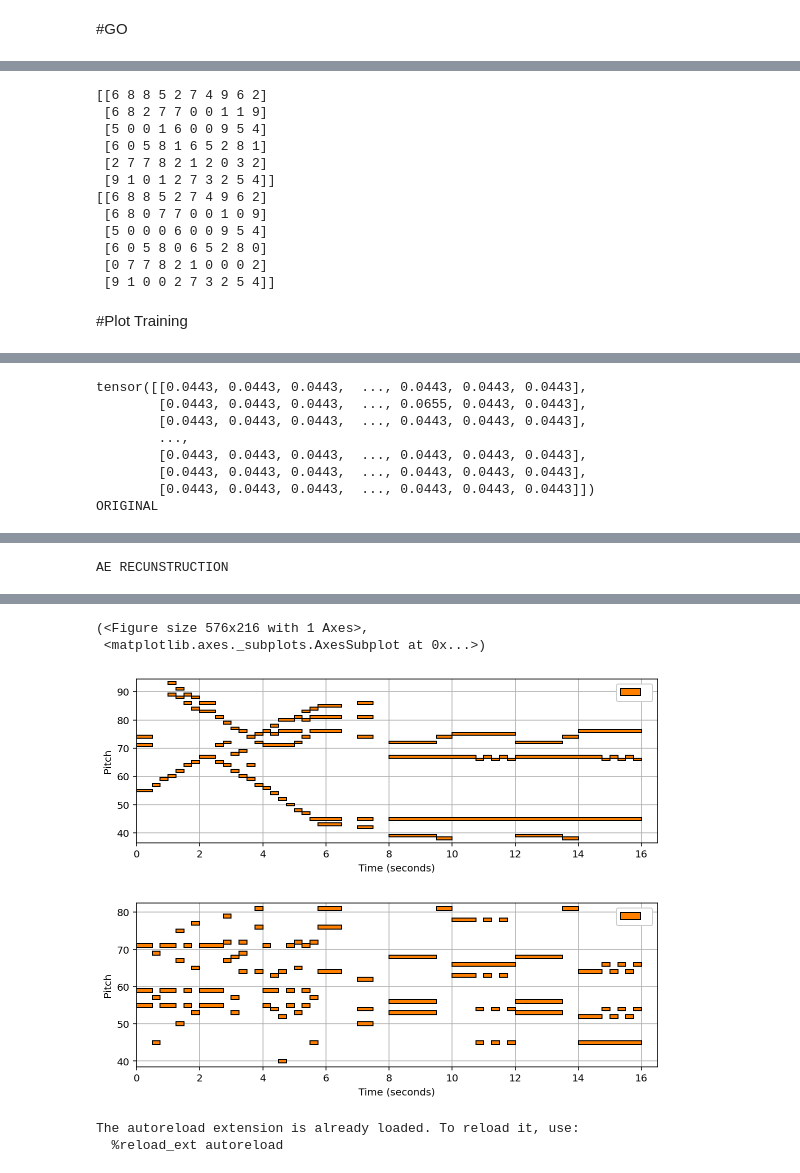
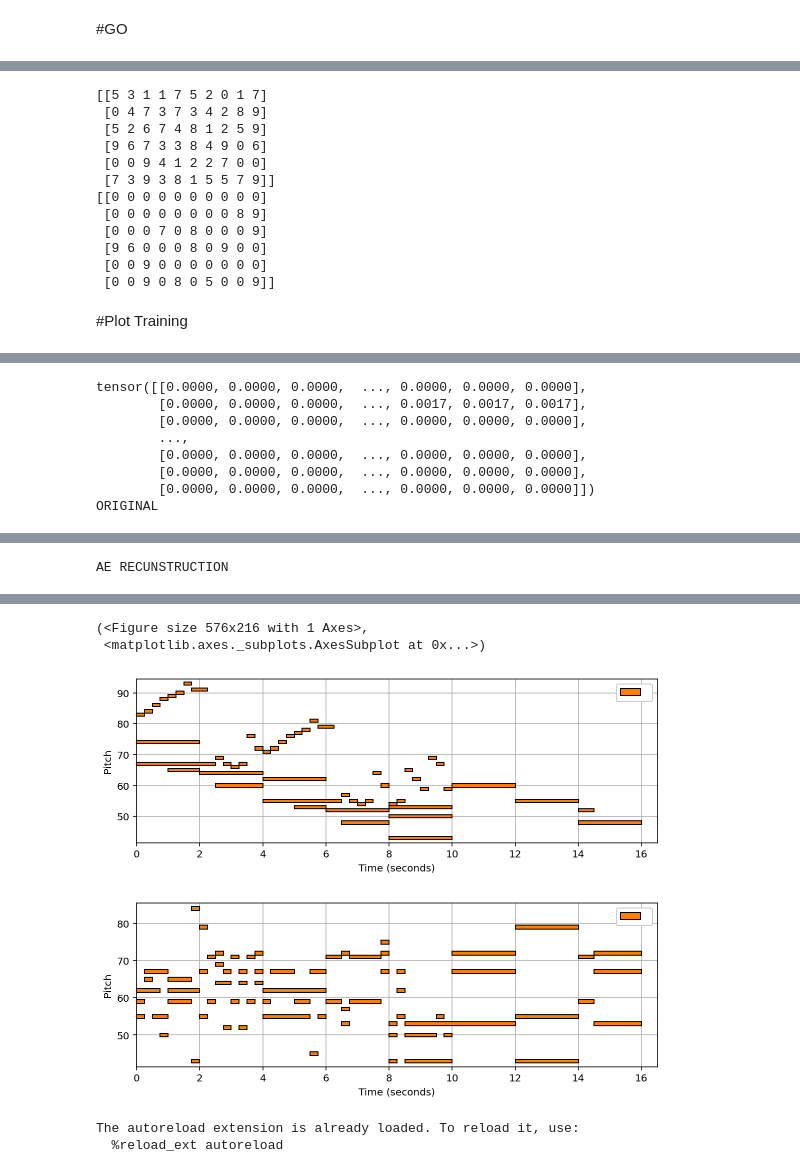
Before and after one commit to jmhuer/Fall2021MusicResearch, a Jupyter notebook: HarmonyReductionAndDecompostion/pytorch_AEwLSTM.ipynb, the cells around one changed output, grey strips where cells are left out. Cells and saved outputs as stored; diff of their text form; code cells hidden in the pictures.

```diff
--- a/HarmonyReductionAndDecompostion/pytorch_AEwLSTM.ipynb
+++ b/HarmonyReductionAndDecompostion/pytorch_AEwLSTM.ipynb
@@ -694,7 +694,7 @@ status = History(batch_size=batch_size)
 AE_ON=True
 teststep = 0
 trainstep = 0
-loss_ae_const = 3
+loss_ae_const = 1
 
 for epoch in range(epochs):
     ##~~~~~~~~~~TRAIN~~~~~~~~~~
@@ -774,8 +774,8 @@ epoch:  0 test_loss:  1.0258571428571428
 ~~~~~~~~~~~~~~~~~~~~~~~~~~~~~
 KeyboardInterrupt: ignored
 # %%
-def keepTOPkpitch(A):
-    K = 3 # Select top K values along each column
+def keepTOPkpitch(A, K):
+    K = K # Select top K values along each column
 
     # Sort A, store the argsort for later usage
     sidx = np.argsort(A,axis=0)
@@ -797,21 +797,21 @@ def keepTOPkpitch(A):
 
 ones = np.random.randint(10, size=(6,10))
 print(ones)
-out = keepTOPkpitch(ones)
+out = keepTOPkpitch(ones, K=1)
 print(out)
 # %% [output]
-[[6 8 8 5 2 7 4 9 6 2]
- [6 8 2 7 7 0 0 1 1 9]
- [5 0 0 1 6 0 0 9 5 4]
- [6 0 5 8 1 6 5 2 8 1]
- [2 7 7 8 2 1 2 0 3 2]
- [9 1 0 1 2 7 3 2 5 4]]
-[[6 8 8 5 2 7 4 9 6 2]
- [6 8 0 7 7 0 0 1 0 9]
- [5 0 0 0 6 0 0 9 5 4]
- [6 0 5 8 0 6 5 2 8 0]
- [0 7 7 8 2 1 0 0 0 2]
- [9 1 0 0 2 7 3 2 5 4]]
+[[5 3 1 1 7 5 2 0 1 7]
+ [0 4 7 3 7 3 4 2 8 9]
+ [5 2 6 7 4 8 1 2 5 9]
+ [9 6 7 3 3 8 4 9 0 6]
+ [0 0 9 4 1 2 2 7 0 0]
+ [7 3 9 3 8 1 5 5 7 9]]
+[[0 0 0 0 0 0 0 0 0 0]
+ [0 0 0 0 0 0 0 0 8 9]
+ [0 0 0 7 0 8 0 0 0 9]
+ [9 6 0 0 0 8 0 9 0 0]
+ [0 0 9 0 0 0 0 0 0 0]
+ [0 0 9 0 8 0 5 0 0 9]]
 # %% [markdown]
 #Plot Training
 # %%
@@ -855,53 +855,53 @@ import IPython.display
 import libfmp.c1
 
 
-index = 250 ## 44 66 & 0 & 1 500 omg 1021
+index = 256 ## 44 66 & 0 & 1 500 omg 1021
 tranform = dataset["train"].dataset.transform["inverse_norm"]
 for i,batch in enumerate(dataset["train"]):
     if i == index:
         original_piano_roll = tranform(batch[0])[0][0]
         x_var = batch[0].permute(0,1,3,2).to(net.device).float()
-        xpred_var = tranform(net(x_var).permute(0,1,3,2))
+        xpred_var = net(x_var).permute(0,1,3,2) #tranform?
 
         piano_roll = xpred_var[0][0].detach().cpu()
         print(piano_roll)
-        piano_roll = keepTOPkpitch(piano_roll)
-        piano_roll = (piano_roll>=0.1)
+        piano_roll = keepTOPkpitch(piano_roll, K=3)
+        piano_roll = (piano_roll>=0.2)
         break
 
 
 print("ORIGINAL ")
 arr = pad88to128(original_piano_roll, org=64)
 Opm = piano_roll_to_pretty_midi(arr)
 IPython.display.display(IPython.display.Audio(Opm.synthesize(fs=16000), rate=16000))
 
 Oscore = libfmp.c1.midi_to_list(Opm)
 libfmp.c1.visualize_piano_roll(Oscore, figsize=(8, 3))
 
 
 print("AE RECUNSTRUCTION")
 arr = pad88to128(piano_roll, org=64)
 pm = piano_roll_to_pretty_midi(arr)
 IPython.display.display(IPython.display.Audio(pm.synthesize(fs=16000), rate=16000))
 
 score = libfmp.c1.midi_to_list(pm)
 libfmp.c1.visualize_piano_roll(score, figsize=(8, 3))
 # %% [output]
-tensor([[0.0443, 0.0443, 0.0443,  ..., 0.0443, 0.0443, 0.0443],
-        [0.0443, 0.0443, 0.0443,  ..., 0.0655, 0.0443, 0.0443],
-        [0.0443, 0.0443, 0.0443,  ..., 0.0443, 0.0443, 0.0443],
+tensor([[0.0000, 0.0000, 0.0000,  ..., 0.0000, 0.0000, 0.0000],
+        [0.0000, 0.0000, 0.0000,  ..., 0.0017, 0.0017, 0.0017],
+        [0.0000, 0.0000, 0.0000,  ..., 0.0000, 0.0000, 0.0000],
         ...,
-        [0.0443, 0.0443, 0.0443,  ..., 0.0443, 0.0443, 0.0443],
-        [0.0443, 0.0443, 0.0443,  ..., 0.0443, 0.0443, 0.0443],
-        [0.0443, 0.0443, 0.0443,  ..., 0.0443, 0.0443, 0.0443]])
+        [0.0000, 0.0000, 0.0000,  ..., 0.0000, 0.0000, 0.0000],
+        [0.0000, 0.0000, 0.0000,  ..., 0.0000, 0.0000, 0.0000],
+        [0.0000, 0.0000, 0.0000,  ..., 0.0000, 0.0000, 0.0000]])
 ORIGINAL
 [interactive output not drawn]
 AE RECUNSTRUCTION
 [interactive output not drawn]
 (<Figure size 576x216 with 1 Axes>,
  <matplotlib.axes._subplots.AxesSubplot at 0x...>)
-[figure, old version]
+[figure, new version]
-[figure, old version]
+[figure, new version]
 # %%
 %load_ext autoreload
 %autoreload 2
```
Also changed, not shown: parts of 1 cell of this notebook.
